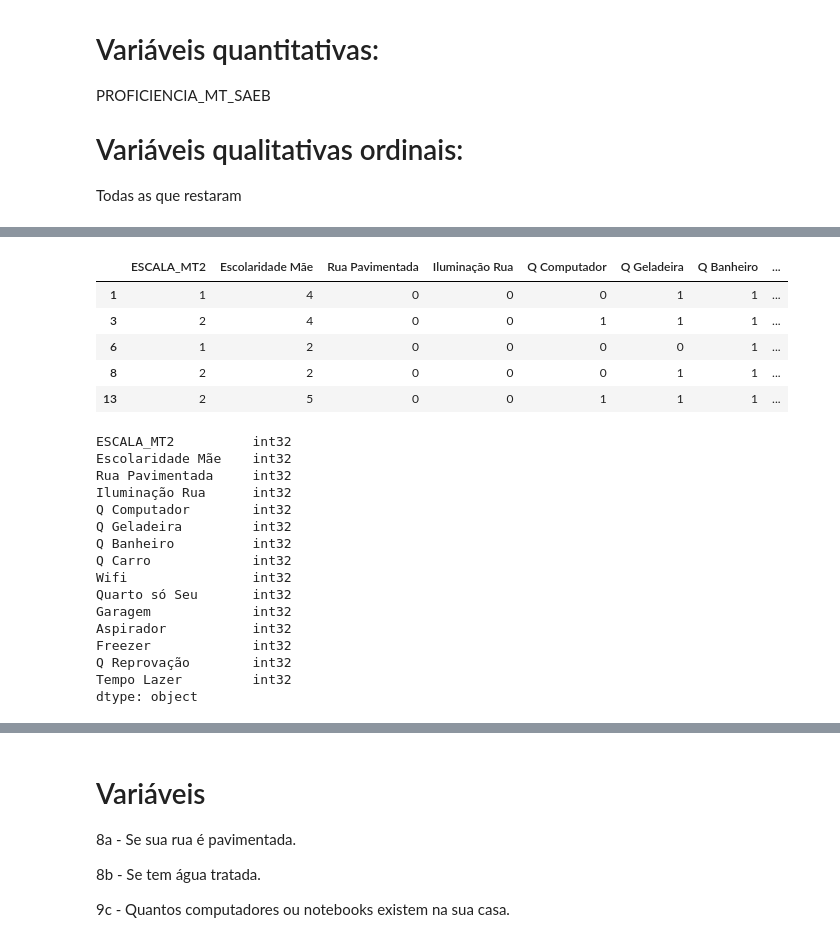
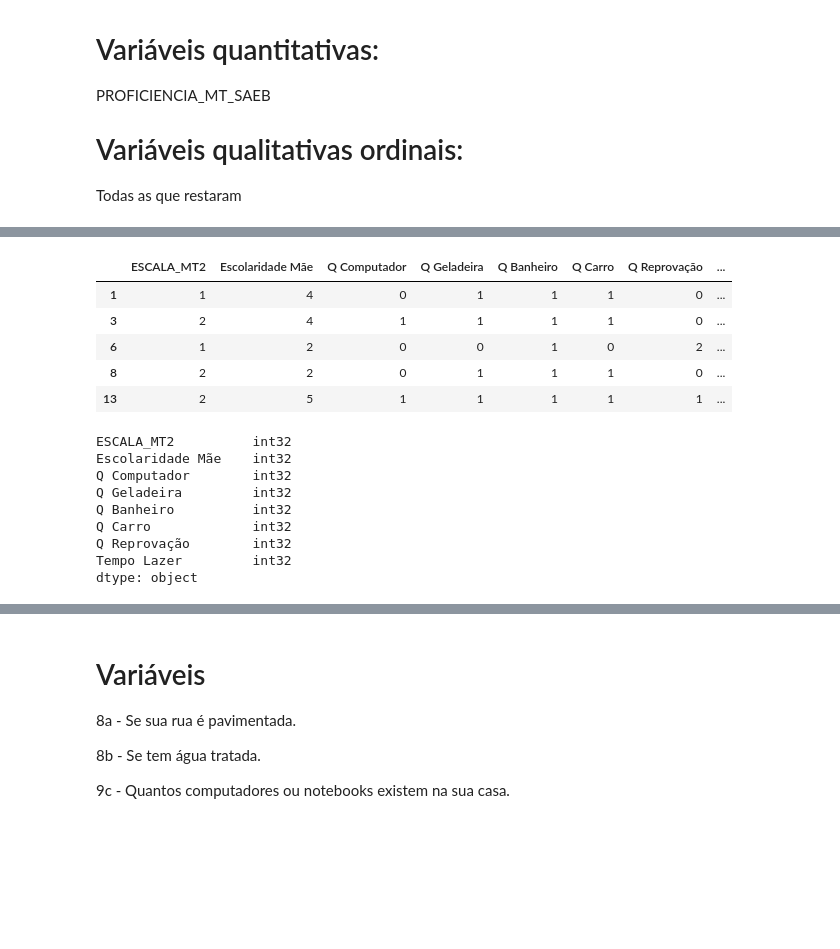
Before and after one commit to freitaasw/Analises_Saeb, a Jupyter notebook: Análises Saeb 2019/correlações/Questionário.ipynb, the cells around one changed output, grey strips where cells are left out. Drawn from its saved outputs; the diff is of its cells as text; code cells hidden in the pictures; blank space fills up the shorter version.

```diff
--- a/Análises Saeb 2019/correlações/Questionário.ipynb
+++ b/Análises Saeb 2019/correlações/Questionário.ipynb
@@ -462,36 +470,29 @@ alunos2.corr(method='spearman')
 | Tempo Lazer | 0.215281 | 0.028913 | 0.149715 | 0.126171 | 0.176442 | 0.061230 | ... |
 | ESCALA_MT2 | 0.952594 | -0.019297 | 0.118363 | 0.132576 | 0.204667 | 0.021277 | ... |
 # %%
-catOrdinais = ["ESCALA_MT2", "Escolaridade Mãe", "Rua Pavimentada",
-                    "Iluminação Rua", "Q Computador", "Q Geladeira","Q Banheiro",
-                    "Q Carro", "Wifi", "Quarto só Seu", "Garagem", "Aspirador", "Freezer",
-                    "Q Reprovação", "Tempo Lazer"]
+# Var Ordinais
+catOrdinal = ["ESCALA_MT2", "Escolaridade Mãe", "Q Computador", "Q Geladeira",
+              "Q Banheiro", "Q Carro", "Q Reprovação", "Tempo Lazer",
+                    ]
 
-df_home=alunos2[catOrdinais]
+df_home=alunos2[catOrdinal]
 df_home.head()
 # %% [output]
-|  | ESCALA_MT2 | Escolaridade Mãe | Rua Pavimentada | Iluminação Rua | Q Computador | Q Geladeira | Q Banheiro | ... |
-| 1 | 1 | 4 | 0 | 0 | 0 | 1 | 1 | ... |
-| 3 | 2 | 4 | 0 | 0 | 1 | 1 | 1 | ... |
-| 6 | 1 | 2 | 0 | 0 | 0 | 0 | 1 | ... |
-| 8 | 2 | 2 | 0 | 0 | 0 | 1 | 1 | ... |
-| 13 | 2 | 5 | 0 | 0 | 1 | 1 | 1 | ... |
+|  | ESCALA_MT2 | Escolaridade Mãe | Q Computador | Q Geladeira | Q Banheiro | Q Carro | Q Reprovação | ... |
+| 1 | 1 | 4 | 0 | 1 | 1 | 1 | 0 | ... |
+| 3 | 2 | 4 | 1 | 1 | 1 | 1 | 0 | ... |
+| 6 | 1 | 2 | 0 | 0 | 1 | 0 | 2 | ... |
+| 8 | 2 | 2 | 0 | 1 | 1 | 1 | 0 | ... |
+| 13 | 2 | 5 | 1 | 1 | 1 | 1 | 1 | ... |
 # %%
 df_home.dtypes
 # %% [output]
 ESCALA_MT2          int32
 Escolaridade Mãe    int32
-Rua Pavimentada     int32
-Iluminação Rua      int32
 Q Computador        int32
 Q Geladeira         int32
 Q Banheiro          int32
 Q Carro             int32
-Wifi                int32
-Quarto só Seu       int32
-Garagem             int32
-Aspirador           int32
-Freezer             int32
 Q Reprovação        int32
 Tempo Lazer         int32
 dtype: object
```
Also changed, not shown: parts of 21 cells of this notebook.
